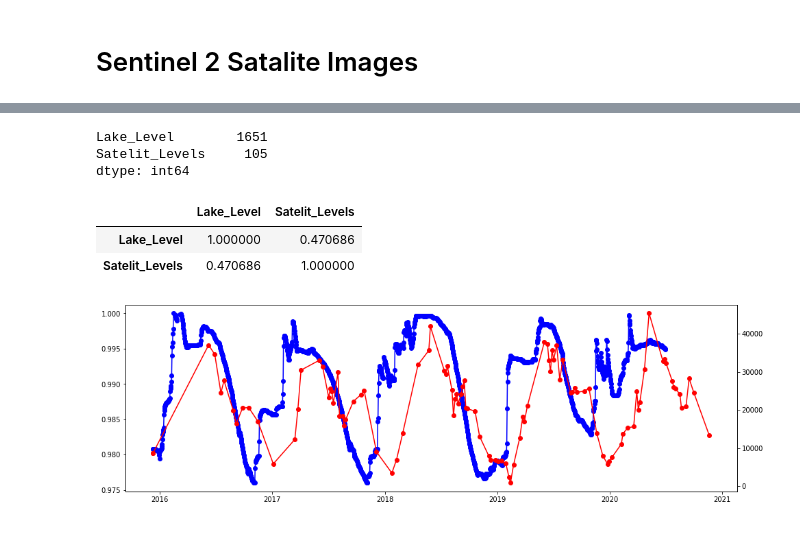
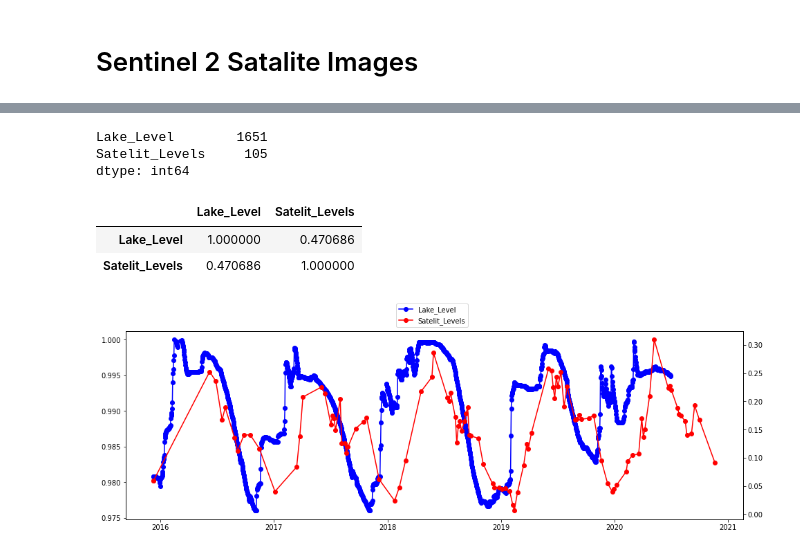
Before and after one commit to KlemenKozelj/master_thesis, a Jupyter notebook: 02_Lake_Bilancino.ipynb, the cells around one changed output, grey strips where cells are left out. Drawn from its saved outputs; the diff is of its cells as text; code cells hidden in the pictures.

```diff
--- a/02_Lake_Bilancino.ipynb
+++ b/02_Lake_Bilancino.ipynb
@@ -343,31 +333,25 @@ eo_result = eo_result.set_index('Date')
 # %%
 real_values=df.loc[df.index >= min(eopatch.timestamp).date(), ['Lake_Level']]
 real_values['Lake_Level'] = real_values['Lake_Level'] / max(real_values['Lake_Level'])
 
-x_limit=(min(eo_result.index), max(eo_result.index))
-
-# eo_result.plot(title='Satelite Projection', figsize=(16, 9), xlim=x_limit , style=['ro-'])
-# real_values.plot(title='Sensor Readings', figsize=(16, 9), xlim=x_limit, style=['bo-'])
-
-merged = real_values.join(eo_result, how='outer')
+merged = real_values.join(eo, how='outer')
 
 fig, ax1 = plt.subplots(1, 1, figsize=(16, 5))
-ax1.plot(merged['Lake_Level'], color='blue', linestyle='-', marker='o')
+ax1.plot(merged['Lake_Level'], color='blue', linestyle='-', marker='o', label='Lake_Level')
 
-satelit_levels_rolling_average = merged['Satelit_Levels'][np.isfinite(merged['Satelit_Levels'])].rolling(1).mean()
-
+satelit_levels = merged['Satelit_Levels'][np.isfinite(merged['Satelit_Levels'])]
 ax2 = ax1.twinx()
-ax2.plot(satelit_levels_rolling_average, color='red', linestyle='-', marker='o' )
+ax2.plot(satelit_levels, color='red', linestyle='-', marker='o', label='Satelit_Levels')
+fig.legend(loc='upper center')
 
 print(merged.count())
 
-# this is checking non-rolling correlation needs to be updated
 merged.corr(method='pearson')
 # %% [output]
 Lake_Level        1651
 Satelit_Levels     105
 dtype: int64
 |  | Lake_Level | Satelit_Levels |
 | Lake_Level | 1.000000 | 0.470686 |
 | Satelit_Levels | 0.470686 | 1.000000 |
-[figure, old version]
+[figure, new version]
```
Also changed, not shown: parts of 3 cells of this notebook.
